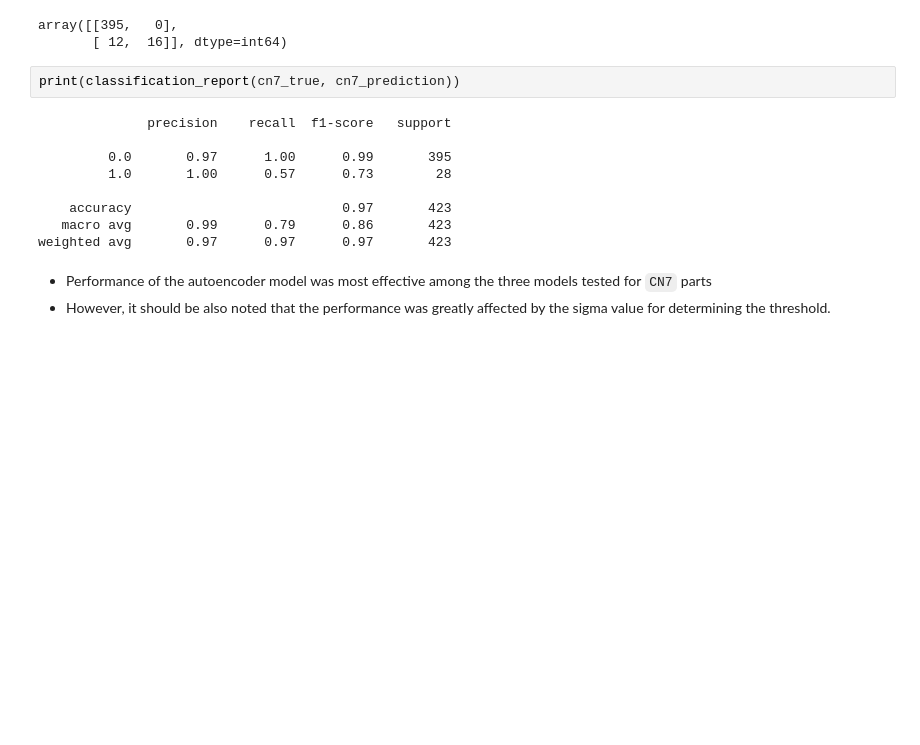
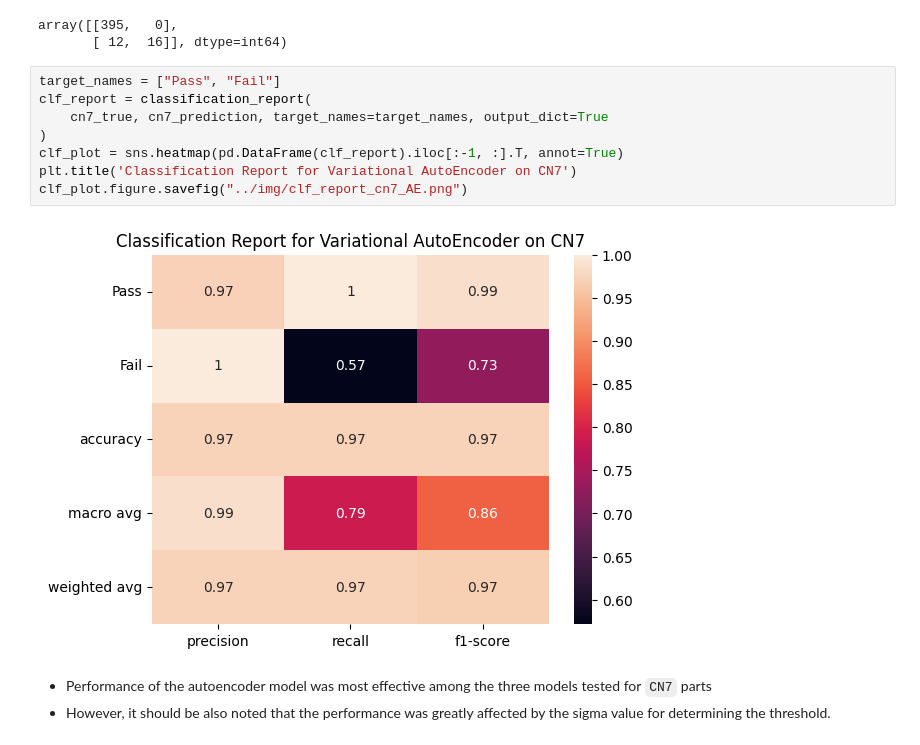
Before and after one commit to johnwslee/injection_molding_analysis, a Jupyter notebook: notebooks/3-3_ML_on_CN7_Variational_AE.ipynb, the cells around one changed output. Drawn from its saved outputs; the diff is of its cells as text; blank space fills up the shorter version.

```diff
--- a/notebooks/3-3_ML_on_CN7_Variational_AE.ipynb
+++ b/notebooks/3-3_ML_on_CN7_Variational_AE.ipynb
@@ -355,16 +355,15 @@ confusion_matrix(cn7_true, cn7_prediction)
 array([[395,   0],
        [ 12,  16]], dtype=int64)
 # %%
-print(classification_report(cn7_true, cn7_prediction))
+target_names = ["Pass", "Fail"]
+clf_report = classification_report(
+    cn7_true, cn7_prediction, target_names=target_names, output_dict=True
+)
+clf_plot = sns.heatmap(pd.DataFrame(clf_report).iloc[:-1, :].T, annot=True)
+plt.title('Classification Report for Variational AutoEncoder on CN7')
+clf_plot.figure.savefig("../img/clf_report_cn7_AE.png")
 # %% [output]
-              precision    recall  f1-score   support
-
-         0.0       0.97      1.00      0.99       395
-         1.0       1.00      0.57      0.73        28
-
-    accuracy                           0.97       423
-   macro avg       0.99      0.79      0.86       423
-weighted avg       0.97      0.97      0.97       423
+[figure, added]
 # %% [markdown]
 - Performance of the autoencoder model was most effective among the three models tested for `CN7` parts
 - However, it should be also noted that the performance was greatly affected by the sigma value for determining the threshold.
```
Also changed, not shown: parts of 5 cells of this notebook, 12 other files.
